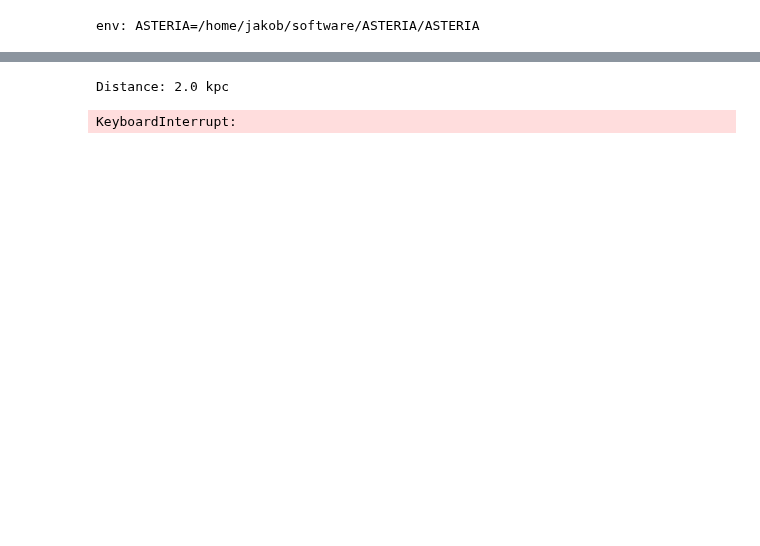
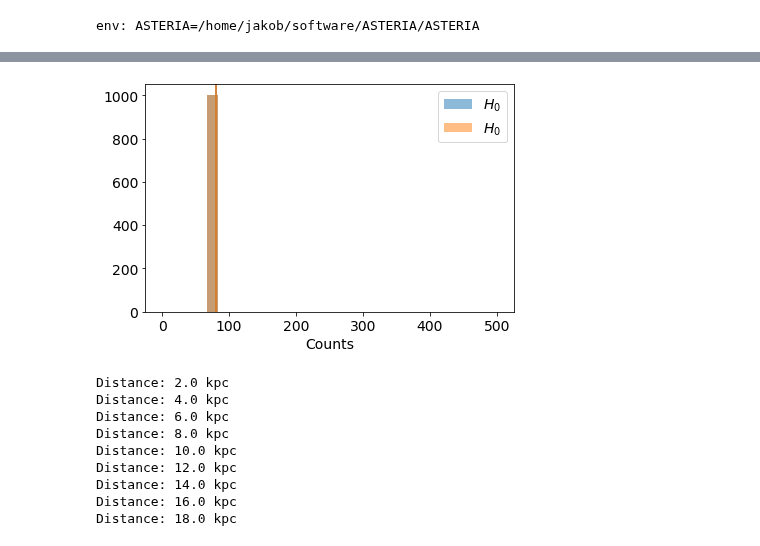
Before and after one commit to icecube/ASTERIA, a Jupyter notebook: docs/gen2-ana/test_fft.ipynb, the cells around one changed output, grey strips where cells are left out. Saved outputs shown, nothing was run; the diff lists cells and outputs as text; code cells hidden in the pictures; blank space fills up the shorter version.

```diff
--- a/docs/gen2-ana/test_fft.ipynb
+++ b/docs/gen2-ana/test_fft.ipynb
@@ -89,9 +85,20 @@ plot_ts(ana.stf_ts, ana.ts_stat, ana._ts_bkg_fit)
+# %%
+plot_fit_freq(ana.stf_fit_freq)
+# %% [output]
+[figure, added]
 # %%
 dist_range = np.arange(2,20,2) * u.kpc
-Zscore, Ts_stat = ana.dist_scan(dist_range, fft_para, stf_para, mode="STF")
+Zscore, Ts_stat = ana.dist_scan(dist_range, fft_para, stf_para, mode="FFT")
 # %% [output]
 Distance: 2.0 kpc
+Distance: 4.0 kpc
+Distance: 6.0 kpc
+Distance: 8.0 kpc
+Distance: 10.0 kpc
+Distance: 12.0 kpc
+Distance: 14.0 kpc
+Distance: 16.0 kpc
+Distance: 18.0 kpc
-KeyboardInterrupt:
 # %%
 plot_significance(dist_range, Zscore, Ts_stat)
 # %% [output]
```
Also changed, not shown: parts of 6 cells of this notebook, 2 other files.
